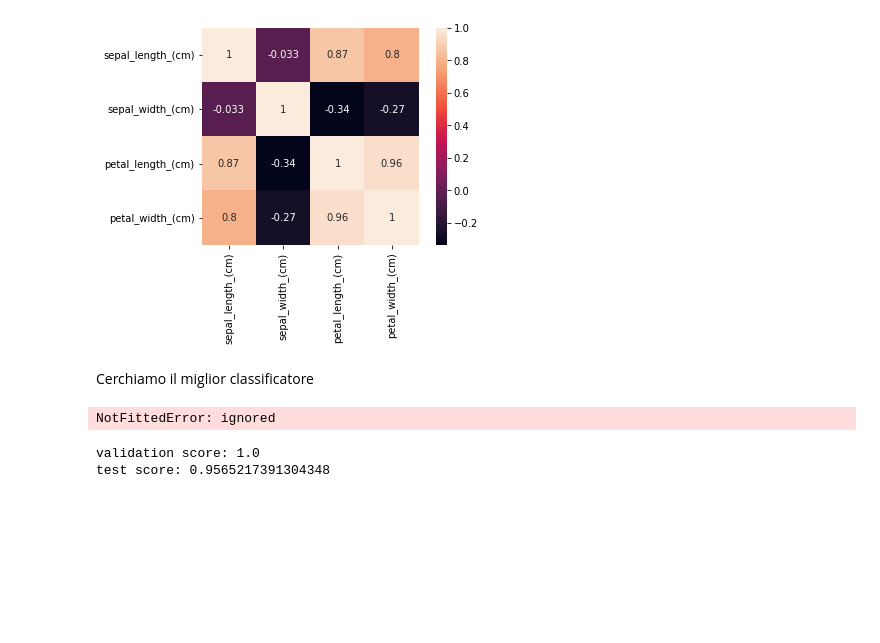
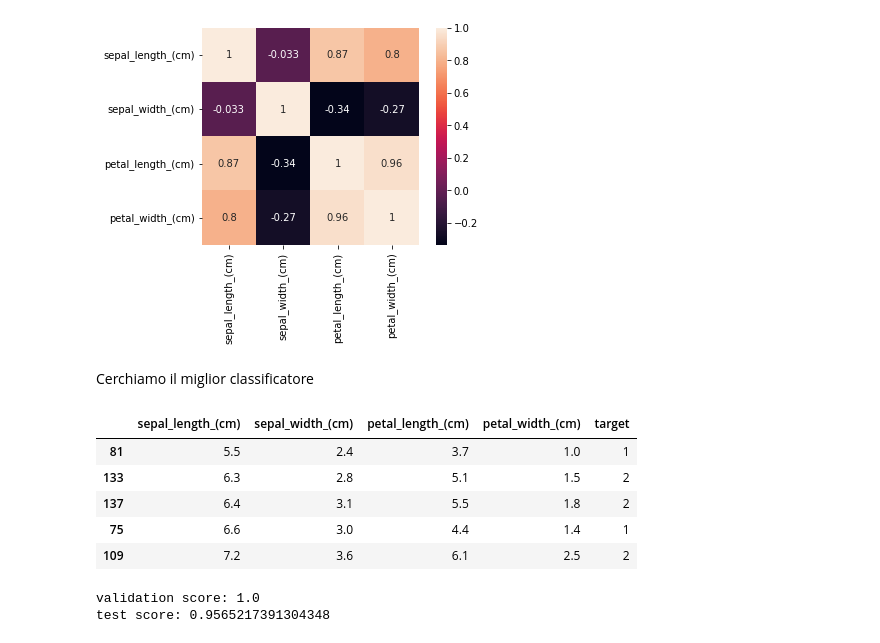
Before and after one commit to mich-00/progetto_esame_AI, a Jupyter notebook: progetto_classificazione_iris.ipynb, the cells around one changed output. Cells and saved outputs as stored; diff of their text form; code cells hidden in the pictures; blank space fills up the shorter version.

```diff
--- a/progetto_classificazione_iris.ipynb
+++ b/progetto_classificazione_iris.ipynb
@@ -136,18 +136,23 @@ from tensorflow import keras
 from tensorflow.keras import layers
 from sklearn import metrics
 # %%
-scaler=StandardScaler()
-scaler.transform(validation)
-scaler.transform(test)
+# scaler=StandardScaler()
+# scaler.transform(validation)
+# scaler.transform(test)
 X_train = train.loc[:,['sepal_length_(cm)','sepal_width_(cm)','petal_length_(cm)','petal_width_(cm)']]
 Y_train = train['target']
 X_validation = validation.loc[:,['sepal_length_(cm)','sepal_width_(cm)','petal_length_(cm)','petal_width_(cm)']]
 Y_validation = validation['target']
 X_test = test.loc[:,['sepal_length_(cm)','sepal_width_(cm)','petal_length_(cm)','petal_width_(cm)']]
 Y_test = test['target']
 train.head()
 # %% [output]
-NotFittedError: ignored
+|  | sepal_length_(cm) | sepal_width_(cm) | petal_length_(cm) | petal_width_(cm) | target |
+| 81 | 5.5 | 2.4 | 3.7 | 1.0 | 1 |
+| 133 | 6.3 | 2.8 | 5.1 | 1.5 | 2 |
+| 137 | 6.4 | 3.1 | 5.5 | 1.8 | 2 |
+| 75 | 6.6 | 3.0 | 4.4 | 1.4 | 1 |
+| 109 | 7.2 | 3.6 | 6.1 | 2.5 | 2 |
 # %%
 # naive bayes
 nv_classifier= GaussianNB()
```
Also changed, not shown: parts of 2 cells of this notebook.
